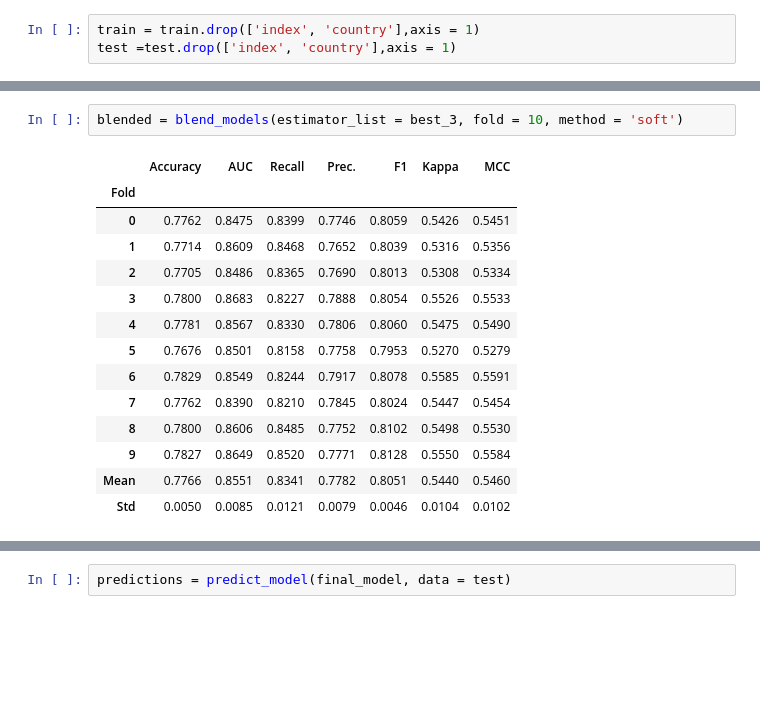
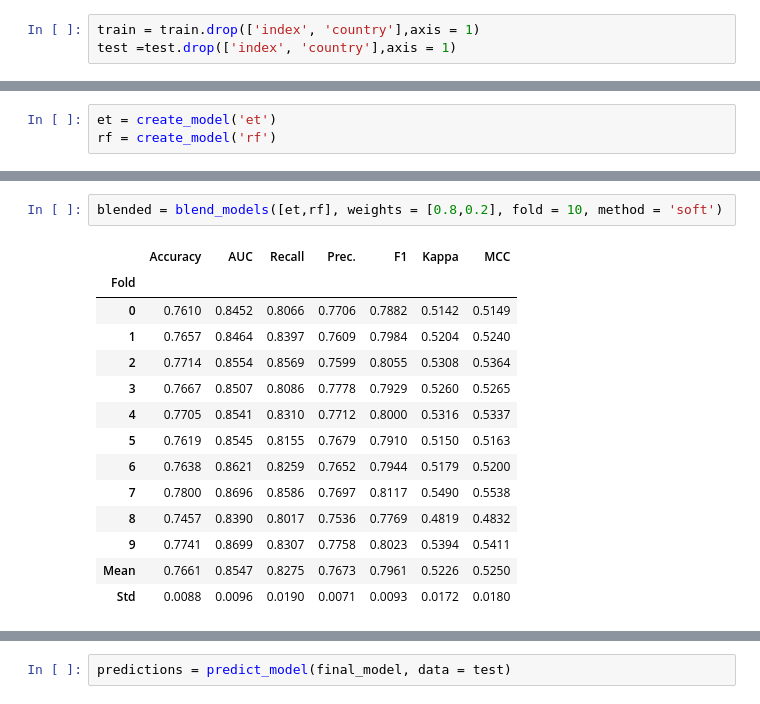
Before and after one commit to leedaehan-kev/AI-QUALIFYING-ROUND, a Jupyter notebook: competition_code/대회용-baseline.ipynb, the cells around one changed output, grey strips where cells are left out. Drawn from its saved outputs; the diff is of its cells as text; blank space fills up the shorter version.

```diff
--- a/competition_code/대회용-baseline.ipynb
+++ b/competition_code/대회용-baseline.ipynb
@@ -98,0 +82,3 @@ et = create_model('et')
+# %%
+et = create_model('et')
+rf = create_model('rf')
@@ -99,17 +100,17 @@ et = create_model('et')
 # %%
-blended = blend_models(estimator_list = best_3, fold = 10, method = 'soft')
+blended = blend_models([et,rf], weights = [0.8,0.2], fold = 10, method = 'soft')
 # %% [output]
 |  | Accuracy | AUC | Recall | Prec. | F1 | Kappa | MCC |
 | Fold |  |  |  |  |  |  |  |
-| 0 | 0.7762 | 0.8475 | 0.8399 | 0.7746 | 0.8059 | 0.5426 | 0.5451 |
-| 1 | 0.7714 | 0.8609 | 0.8468 | 0.7652 | 0.8039 | 0.5316 | 0.5356 |
-| 2 | 0.7705 | 0.8486 | 0.8365 | 0.7690 | 0.8013 | 0.5308 | 0.5334 |
-| 3 | 0.7800 | 0.8683 | 0.8227 | 0.7888 | 0.8054 | 0.5526 | 0.5533 |
-| 4 | 0.7781 | 0.8567 | 0.8330 | 0.7806 | 0.8060 | 0.5475 | 0.5490 |
-| 5 | 0.7676 | 0.8501 | 0.8158 | 0.7758 | 0.7953 | 0.5270 | 0.5279 |
-| 6 | 0.7829 | 0.8549 | 0.8244 | 0.7917 | 0.8078 | 0.5585 | 0.5591 |
-| 7 | 0.7762 | 0.8390 | 0.8210 | 0.7845 | 0.8024 | 0.5447 | 0.5454 |
-| 8 | 0.7800 | 0.8606 | 0.8485 | 0.7752 | 0.8102 | 0.5498 | 0.5530 |
-| 9 | 0.7827 | 0.8649 | 0.8520 | 0.7771 | 0.8128 | 0.5550 | 0.5584 |
-| Mean | 0.7766 | 0.8551 | 0.8341 | 0.7782 | 0.8051 | 0.5440 | 0.5460 |
-| Std | 0.0050 | 0.0085 | 0.0121 | 0.0079 | 0.0046 | 0.0104 | 0.0102 |
+| 0 | 0.7610 | 0.8452 | 0.8066 | 0.7706 | 0.7882 | 0.5142 | 0.5149 |
+| 1 | 0.7657 | 0.8464 | 0.8397 | 0.7609 | 0.7984 | 0.5204 | 0.5240 |
+| 2 | 0.7714 | 0.8554 | 0.8569 | 0.7599 | 0.8055 | 0.5308 | 0.5364 |
+| 3 | 0.7667 | 0.8507 | 0.8086 | 0.7778 | 0.7929 | 0.5260 | 0.5265 |
+| 4 | 0.7705 | 0.8541 | 0.8310 | 0.7712 | 0.8000 | 0.5316 | 0.5337 |
+| 5 | 0.7619 | 0.8545 | 0.8155 | 0.7679 | 0.7910 | 0.5150 | 0.5163 |
+| 6 | 0.7638 | 0.8621 | 0.8259 | 0.7652 | 0.7944 | 0.5179 | 0.5200 |
+| 7 | 0.7800 | 0.8696 | 0.8586 | 0.7697 | 0.8117 | 0.5490 | 0.5538 |
+| 8 | 0.7457 | 0.8390 | 0.8017 | 0.7536 | 0.7769 | 0.4819 | 0.4832 |
+| 9 | 0.7741 | 0.8699 | 0.8307 | 0.7758 | 0.8023 | 0.5394 | 0.5411 |
+| Mean | 0.7661 | 0.8547 | 0.8275 | 0.7673 | 0.7961 | 0.5226 | 0.5250 |
+| Std | 0.0088 | 0.0096 | 0.0190 | 0.0071 | 0.0093 | 0.0172 | 0.0180 |
```
Also changed, not shown: parts of 8 cells of this notebook.
